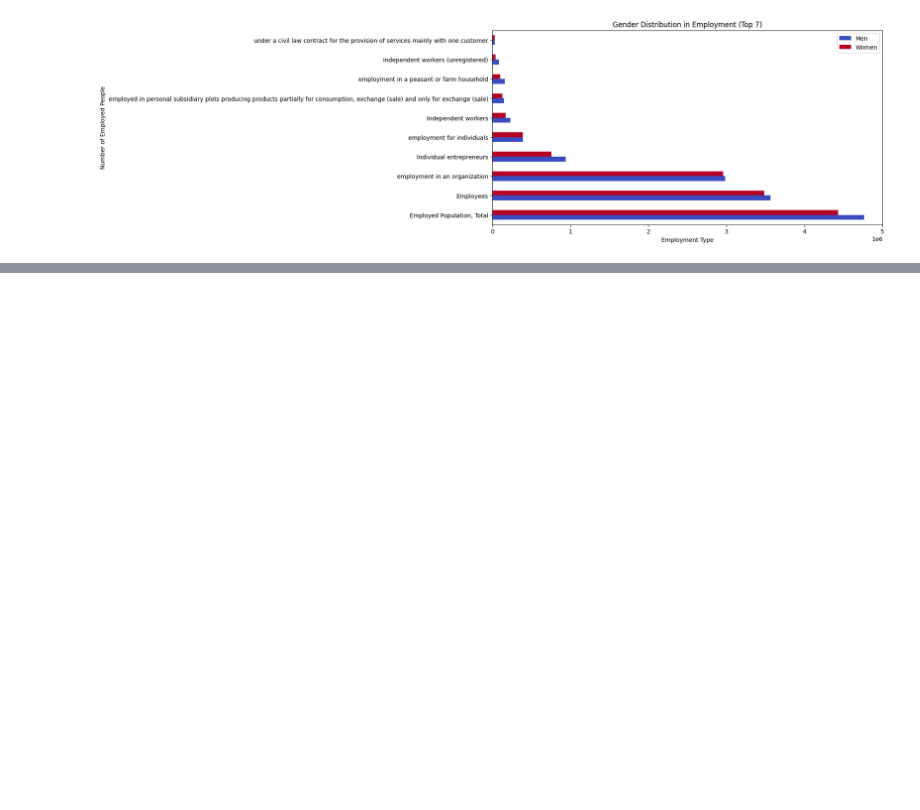
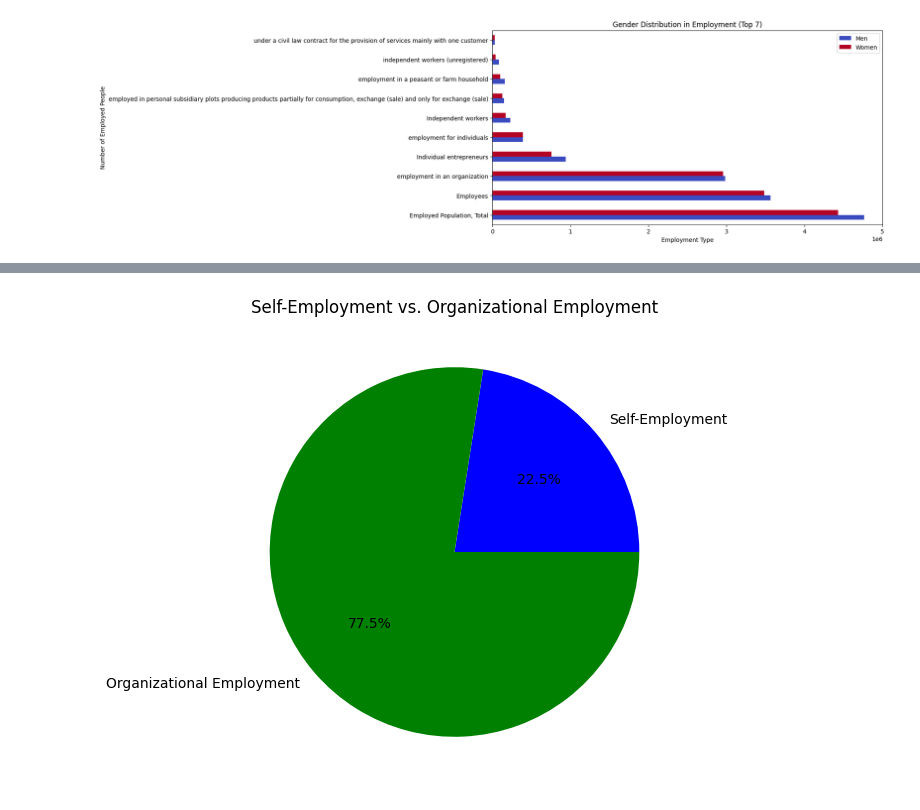
Before and after one commit to bochida/Economic-and-Employment-analysis-of-2024, a Jupyter notebook: python_analysis.ipynb, the cells around one changed output, grey strips where cells are left out. Drawn from its saved outputs; the diff is of its cells as text; code cells hidden in the pictures; blank space fills up the shorter version.

```diff
--- a/python_analysis.ipynb
+++ b/python_analysis.ipynb
@@ -293,3 +308,15 @@ Category with Highest Gender Disparity:
 | 2 | employment in an organization | 5943247.0 | 2985325.0 | 2957922.0 | 4224071.0 | 2104299.0 | ... |
 | 6 | Individual entrepreneurs | 1696314.0 | 938356.0 | 757958.0 | 945591.0 | 497546.0 | ... |
 | 3 | employment for individuals | 780300.0 | 388302.0 | 391998.0 | 396188.0 | 179156.0 | ... |
+# %%
+# Compare self-employment vs. organizational employment
+self_employment = df_0[df_0["Category"].str.contains("entrepreneur|private practice", case=False, na=False)]
+organization_employment = df_0[df_0["Category"].str.contains("organization", case=False, na=False)]
+
+plt.figure(figsize=(12, 6))
+plt.pie([self_employment["Total Employed"].sum(), organization_employment["Total Employed"].sum()],
+        labels=["Self-Employment", "Organizational Employment"], autopct='%1.1f%%', colors=["blue", "green"])
+plt.title("Self-Employment vs. Organizational Employment")
+plt.show()
+# %% [output]
+[figure, added]
```
Also changed, not shown: parts of 1 cell of this notebook.
